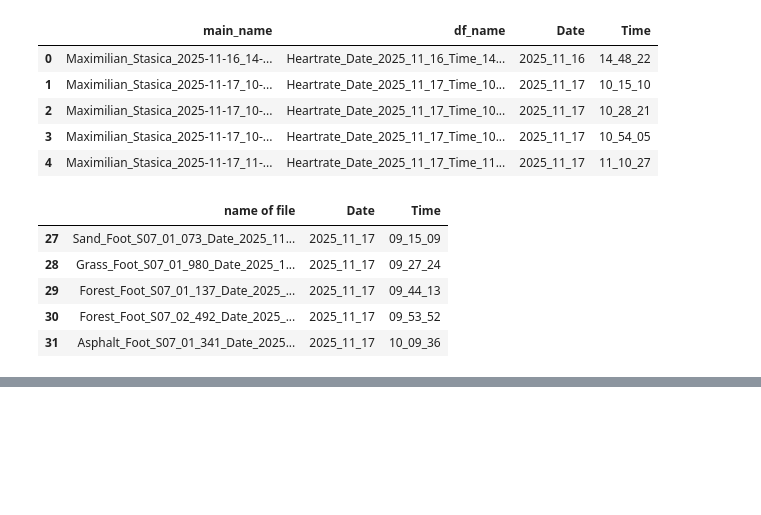
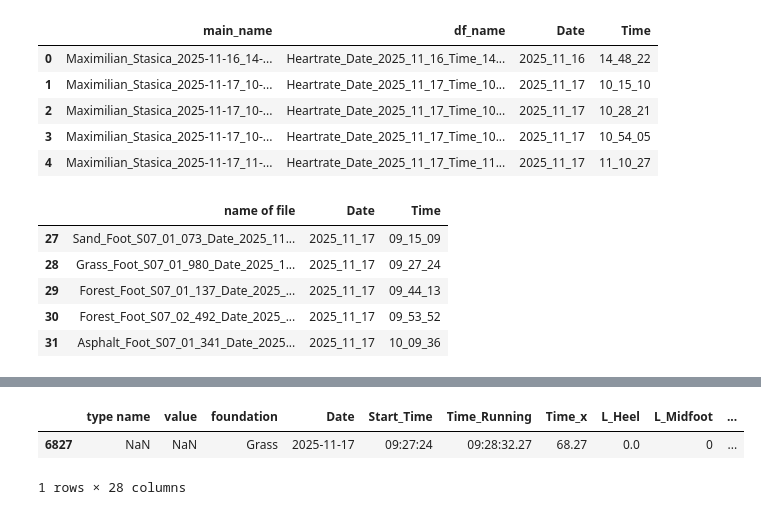
Before and after one commit to Mohsenmohebbi1993/Biomechanik, a Jupyter notebook: notebooks/2. Data and Clear Data.ipynb, the cells around one changed output, grey strips where cells are left out. Drawn from its saved outputs; the diff is of its cells as text; code cells hidden in the pictures; blank space fills up the shorter version.

Commit message:
3rd Data

```diff
--- a/notebooks/2. Data and Clear Data.ipynb
+++ b/notebooks/2. Data and Clear Data.ipynb
@@ -859,0 +653,45 @@ plt.show()
+# %%
+# 3rd Data
+# Grass_Foot_S07_01_980_Date_2025_11_17_Time_09_27_24
+# Heartrate_Date_2025_11_17_Time_10_28_21
+# GPX_Date_2025_11_17_Time_10_28_21
+output_path_file = r"C:/Users/user/Desktop/Fatemeh/Analysis_Data/data/processed/Data frame from foot heart GPX"
+
+
+df_h = globals()[name_Heartrate_df["df_name"].iloc[2]].copy()
+df_g = globals()[name_GPX_df["df_name"].iloc[2]].copy()
+df_f = globals()[name_foot_df[name_foot_df["Date"].eq("2025_11_17")]["name of file"].iloc[1]].copy()
+
+df_h_g = pd.merge(df_h,
+                  df_g[df_g.columns[[3,4,5]]],
+                  left_index=True,
+                  right_index=True,
+                  how="left")
+# start time
+start_time_str = GPX_Date_2025_11_17_Time_10_28_21["Time_Running"].iloc[0]
+start_time = pd.to_datetime(start_time_str, format='%H:%M:%S.%f')
+# creat time
+time_series = [start_time + pd.Timedelta(seconds=i) for i in range(len(df_h_g))]
+formatted_times = [t.strftime('%H:%M:%S.') + f'{t.microsecond // 10000:02d}' for t in time_series]
+# add to datafrme
+df_h_g.insert(loc= 0, column= 'Time_Running', value=formatted_times)
+df_f.insert(loc=0, column="foundation", value="Grass")
+df_f.insert(loc=0, column="value", value=df_h_g["value"])
+df_f.insert(loc=0, column="type name", value=df_h_g["type name"])
+df_h_g.drop(columns=["value", "type name"], inplace=True)
+
+
+df_f_h_g = pd.merge(df_f,
+                     df_h_g,
+                     left_on="Time_Running",
+                     right_on="Time_Running",
+                     how="outer")
+
+output_file = os.path.join(output_path_file, f"Foot_heart_GPX_Grass_S07_01_980_Date_2025_11_17_Time_09_27_24.csv")
+df_f_h_g.to_csv(output_file, index=False)
+# %%
+df_f_h_g[df_f_h_g["Time_Running"].eq("09:28:32.27")]
+# %% [output]
+|  | type name | value | foundation | Date | Start_Time | Time_Running | Time_x | L_Heel | L_Midfoot | ... |
+| 6827 | NaN | NaN | Grass | 2025-11-17 | 09:27:24 | 09:28:32.27 | 68.27 | 0.0 | 0 | ... |
+1 rows × 28 columns
```
Also changed, not shown: parts of 18 cells of this notebook.
